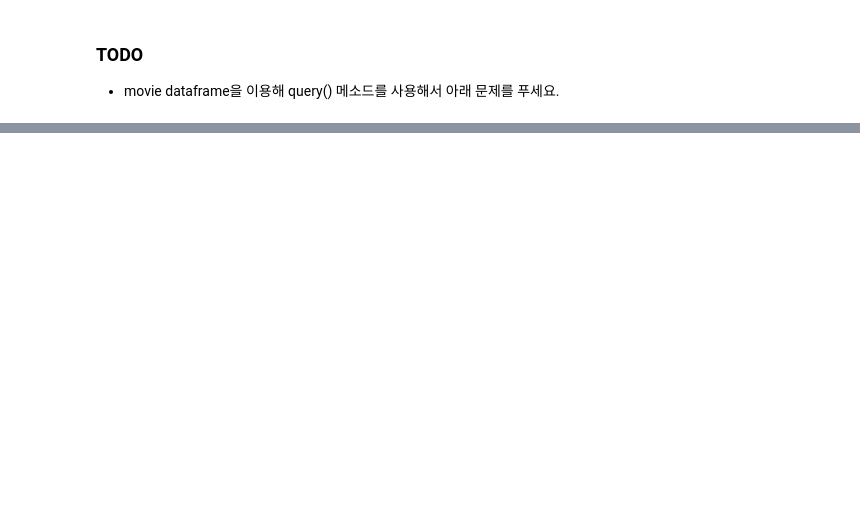
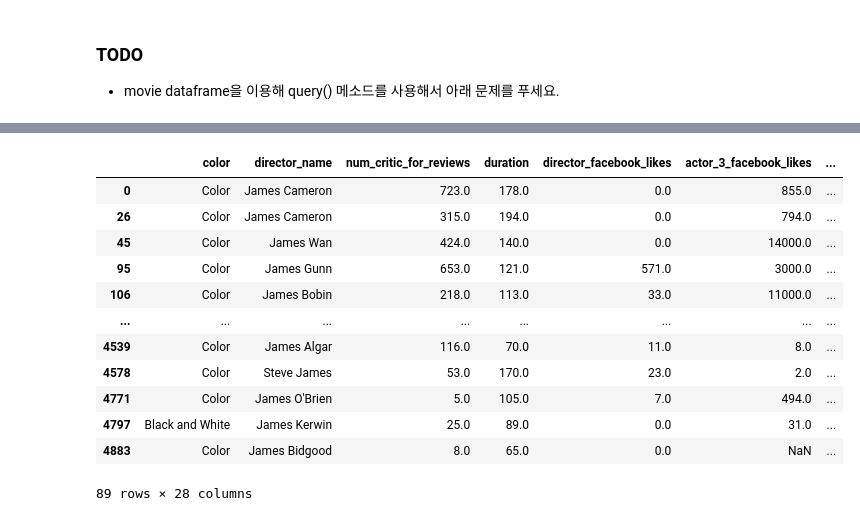
Before and after one commit to silentkit12/SKN21, a Jupyter notebook: 04_pandas를 이용한 정형데이터 다루기/02_Pandas_DataFrame.ipynb, the cells around one changed output, grey strips where cells are left out. Cells and saved outputs as stored; diff of their text form; code cells hidden in the pictures; blank space fills up the shorter version.

```diff
--- a/04_pandas를 이용한 정형데이터 다루기/02_Pandas_DataFrame.ipynb
+++ b/04_pandas를 이용한 정형데이터 다루기/02_Pandas_DataFrame.ipynb
@@ -1715,0 +2010,18 @@ df.query(f"name == '{name}'")
+# %%
+# 4. 감독 이름에  James가 들어가는 영화조회
+movie.query("director_name.notnull()").query("director_name.str.contains('James')")
+# movie.query("director_name.notnull() and director_name.str.contains('James')") # 로도 작동함
+# %% [output]
+|  | color | director_name | num_critic_for_reviews | duration | director_facebook_likes | actor_3_facebook_likes | ... |
+| 0 | Color | James Cameron | 723.0 | 178.0 | 0.0 | 855.0 | ... |
+| 26 | Color | James Cameron | 315.0 | 194.0 | 0.0 | 794.0 | ... |
+| 45 | Color | James Wan | 424.0 | 140.0 | 0.0 | 14000.0 | ... |
+| 95 | Color | James Gunn | 653.0 | 121.0 | 571.0 | 3000.0 | ... |
+| 106 | Color | James Bobin | 218.0 | 113.0 | 33.0 | 11000.0 | ... |
+| ... | ... | ... | ... | ... | ... | ... | ... |
+| 4539 | Color | James Algar | 116.0 | 70.0 | 11.0 | 8.0 | ... |
+| 4578 | Color | Steve James | 53.0 | 170.0 | 23.0 | 2.0 | ... |
+| 4771 | Color | James O'Brien | 5.0 | 105.0 | 7.0 | 494.0 | ... |
+| 4797 | Black and White | James Kerwin | 25.0 | 89.0 | 0.0 | 31.0 | ... |
+| 4883 | Color | James Bidgood | 8.0 | 65.0 | 0.0 | NaN | ... |
+89 rows × 28 columns
```
Also changed, not shown: parts of 43 cells of this notebook, 1 other file.
